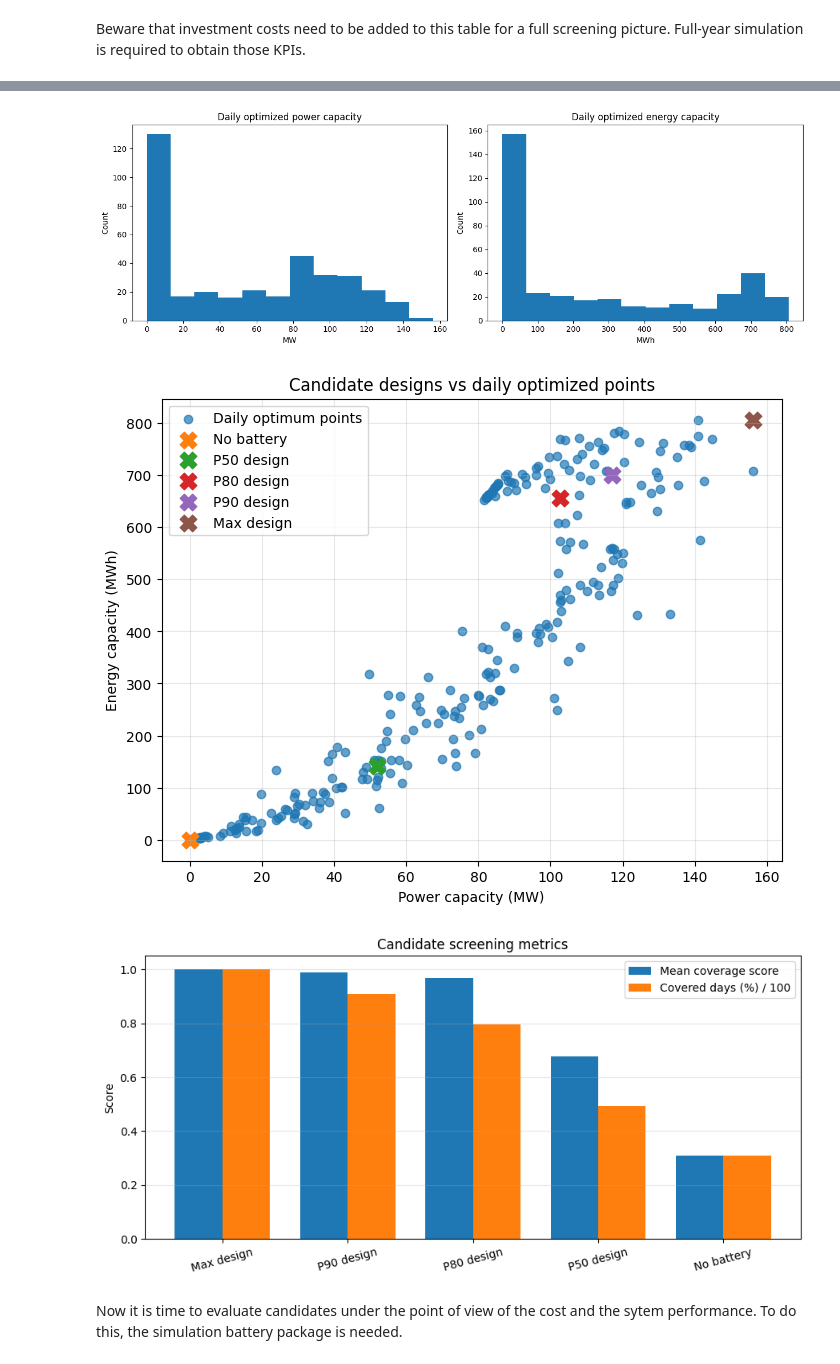
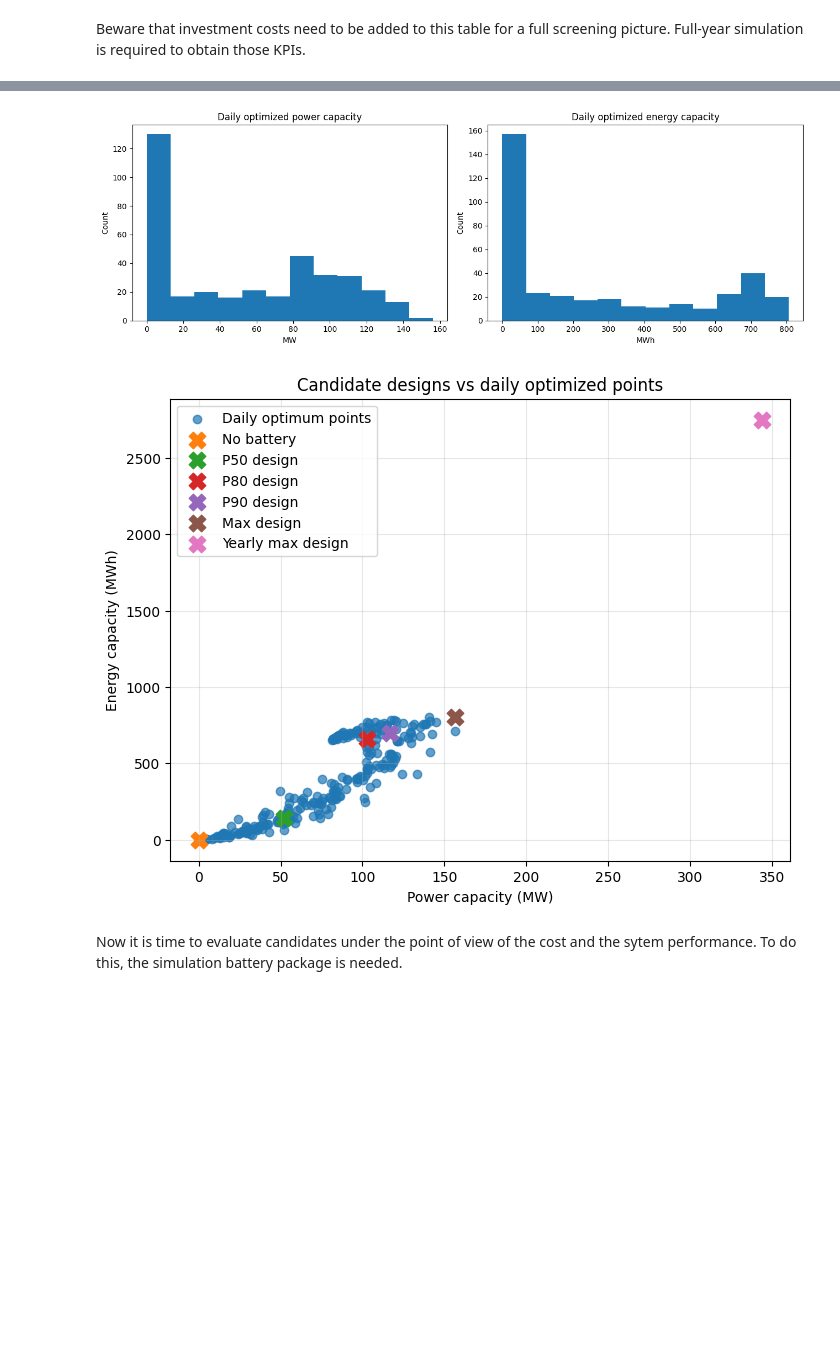
Before and after one commit to andreabragantini/optimal-battery-sizing, a Jupyter notebook: notebooks/03_candidate_design_screening.ipynb, the cells around one changed output, grey strips where cells are left out. Drawn from its saved outputs; the diff is of its cells as text; code cells hidden in the pictures; blank space fills up the shorter version.

```diff
--- a/notebooks/03_candidate_design_screening.ipynb
+++ b/notebooks/03_candidate_design_screening.ipynb
@@ -90,4 +73,10 @@ if str(repo_root) not in sys.path:
     sys.path.insert(0, str(repo_root))
 
 print(f"Using repo root: {repo_root}")
+
+# create directory for results if it doesn't exist
+results_dir = repo_root / "results"
+results_dir.mkdir(exist_ok=True)
+output_dir = results_dir / "03_candidate_design_screening"
+output_dir.mkdir(exist_ok=True)
 # %% [output]
@@ -101,12 +90,12 @@ Important cleanup:
 - Some runs show `-0.0` capacities. These are treated as `0.0` for clear interpretation.
 # %%
 # import csv of daily sizing results from the timeseries optimization (notebook 02)
-daily_results_path = repo_root / "results" / "batch_daily_sizing_results.csv"
-results_df = pd.read_csv(daily_results_path)
+daily_results_path = repo_root / "results" / "02_optimization_results" / "batch_daily_sizing_results.csv"
+results_daily_df = pd.read_csv(daily_results_path)
 
 
-print(f"Loaded {len(results_df)} daily optimization results.")
-display(results_df.head())
+print(f"Loaded {len(results_daily_df)} daily optimization results.")
+display(results_daily_df.head())
 # %% [output]
 Loaded 365 daily optimization results.
 |  | run_index | day_index | day_label | battery_power_capacity_mw | battery_energy_capacity_mwh | duration_hours | ... |
@@ -174,6 +161,6 @@ P50, P80, and P90 are statistical terms that refer to percentiles in a dataset.
 # %%
-power_series = results_df["battery_power_capacity_mw"]
-energy_series = results_df["battery_energy_capacity_mwh"]
+power_series = results_daily_df["battery_power_capacity_mw"]
+energy_series = results_daily_df["battery_energy_capacity_mwh"]
 
 candidates_df = pd.DataFrame([
     {"design": "No battery", "power_mw": 0.0, "energy_mwh": 0.0},
@@ -181,6 +168,7 @@ candidates_df = pd.DataFrame([
     {"design": "P80 design", "power_mw": power_series.quantile(0.80), "energy_mwh": energy_series.quantile(0.80)},
     {"design": "P90 design", "power_mw": power_series.quantile(0.90), "energy_mwh": energy_series.quantile(0.90)},
     {"design": "Max design", "power_mw": power_series.max(), "energy_mwh": energy_series.max()},
+    {"design": "Yearly max design", "power_mw": 344.0, "energy_mwh": 2750.0}        # found from the yearly optimization results in notebook 02
 ])
 
 # add duration column (in hours) for each candidate design
@@ -262,59 +202,42 @@ Plots included:
 # Histograms of the optimized power and energy capacities across all days
 fig, axes = plt.subplots(1, 2, figsize=(13, 4.5))
 
-axes[0].hist(results_df["battery_power_capacity_mw"], bins=12)
+axes[0].hist(results_daily_df["battery_power_capacity_mw"], bins=12)
 axes[0].set_title("Daily optimized power capacity")
 axes[0].set_xlabel("MW")
 axes[0].set_ylabel("Count")
 
-axes[1].hist(results_df["battery_energy_capacity_mwh"], bins=12)
+axes[1].hist(results_daily_df["battery_energy_capacity_mwh"], bins=12)
 axes[1].set_title("Daily optimized energy capacity")
 axes[1].set_xlabel("MWh")
 axes[1].set_ylabel("Count")
 
 plt.tight_layout()
-plt.savefig(repo_root / "results" / "optimized_capacity_histograms.png", dpi=300)
+plt.savefig(output_dir / "optimized_capacity_histograms.png", dpi=300)
 plt.show()
 
 # Scatter plot of daily optimized points with candidate designs highlighted
 plt.figure(figsize=(8, 6))
 plt.scatter(
-    results_df["battery_power_capacity_mw"],
-    results_df["battery_energy_capacity_mwh"],
+    results_daily_df["battery_power_capacity_mw"],
+    results_daily_df["battery_energy_capacity_mwh"],
     alpha=0.7,
     label="Daily optimum points",
 )
 
 for _, row in candidates_df.iterrows():
     plt.scatter(row["power_mw"], row["energy_mwh"], s=140, marker="X", label=row["design"])
 
 plt.title("Candidate designs vs daily optimized points")
 plt.xlabel("Power capacity (MW)")
 plt.ylabel("Energy capacity (MWh)")
 plt.grid(True, alpha=0.3)
 plt.legend()
-plt.savefig(repo_root / "results" / "candidate_designs_scatter.png", dpi=300)
+plt.savefig(output_dir / "candidate_designs_scatter.png", dpi=300)
 plt.show()
-
-# Bar chart comparing mean coverage score and covered days percentage for each candidate design
-plt.figure(figsize=(9, 4.5))
-x = np.arange(len(screen_df))
-w = 0.38
-plt.bar(x - w / 2, screen_df["mean_coverage_score"], width=w, label="Mean coverage score")
-plt.bar(x + w / 2, screen_df["covered_days_pct"] / 100, width=w, label="Covered days (%) / 100")
-plt.xticks(x, screen_df["design"], rotation=15)
-plt.ylim(0, 1.05)
-plt.title("Candidate screening metrics")
-plt.ylabel("Score")
-plt.grid(axis="y", alpha=0.3)
-plt.legend()
-plt.tight_layout()
-plt.savefig(repo_root / "results" / "candidate_screening_metrics.png", dpi=300)
-plt.show()
 # %% [output]
 [figure]
-[figure, old version]
+[figure, new version]
-[figure, removed]
 # %% [markdown]
 Now it is time to evaluate candidates under the point of view of the cost and the sytem performance. To do this, the simulation battery package is needed.
 # %% [markdown]
```
Also changed, not shown: parts of 15 cells of this notebook, 2 other files.
